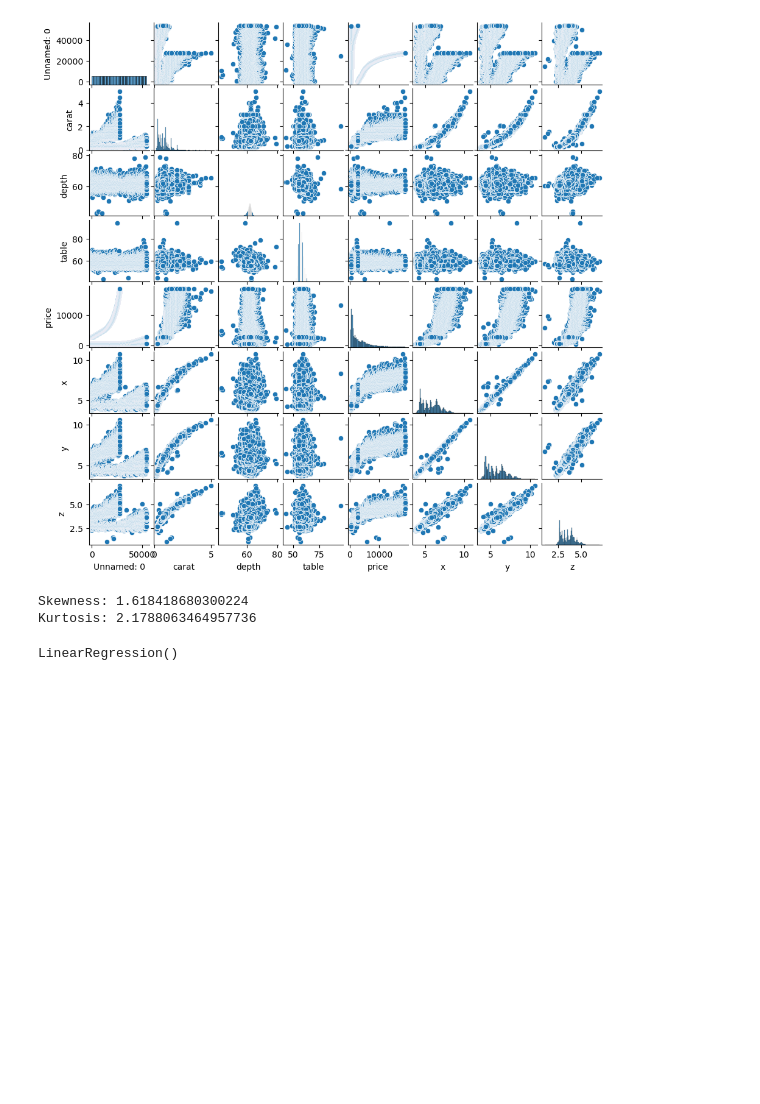
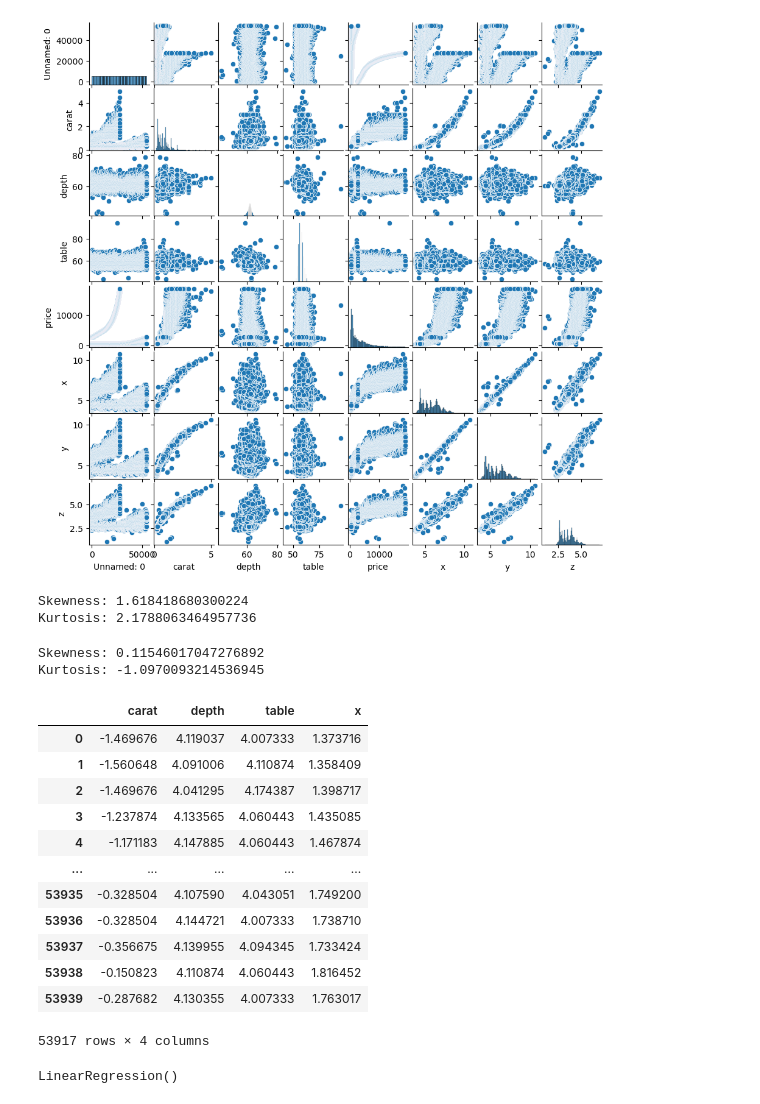
Before and after one commit to The-DigitalAcademy/innovators_diamondRegression_ML, a Jupyter notebook: regression.ipynb, the cells around one changed output. Cells and saved outputs as stored; diff of their text form; code cells hidden in the pictures; blank space fills up the shorter version.

```diff
--- a/regression.ipynb
+++ b/regression.ipynb
@@ -109,10 +112,30 @@ Kurtosis: 2.1788063464957736
+# %%
+print("Skewness:" ,df1['price'].skew())
+print("Kurtosis:" ,df1['price'].kurt()) #No. of outlier over 3 is b
+# %% [output]
+Skewness: 0.11546017047276892
+Kurtosis: -1.0970093214536945
 # %%
+
+
 from sklearn.linear_model import LinearRegression
-df1 = df1.drop(['Unnamed: 0','color','cut','clarity'],axis=1)
-df1 = np.log(df1)
-
 X = df1.drop(['price','y','z'], axis=1)
 y = df1['price']
+X
+# %% [output]
+|  | carat | depth | table | x |
+| 0 | -1.469676 | 4.119037 | 4.007333 | 1.373716 |
+| 1 | -1.560648 | 4.091006 | 4.110874 | 1.358409 |
+| 2 | -1.469676 | 4.041295 | 4.174387 | 1.398717 |
+| 3 | -1.237874 | 4.133565 | 4.060443 | 1.435085 |
+| 4 | -1.171183 | 4.147885 | 4.060443 | 1.467874 |
+| ... | ... | ... | ... | ... |
+| 53935 | -0.328504 | 4.107590 | 4.043051 | 1.749200 |
+| 53936 | -0.328504 | 4.144721 | 4.007333 | 1.738710 |
+| 53937 | -0.356675 | 4.139955 | 4.094345 | 1.733424 |
+| 53938 | -0.150823 | 4.110874 | 4.060443 | 1.816452 |
+| 53939 | -0.287682 | 4.130355 | 4.007333 | 1.763017 |
+53917 rows × 4 columns
 # %%
 lm = LinearRegression()
 # %%
```
Also changed, not shown: parts of 4 cells of this notebook, 5 other files.
